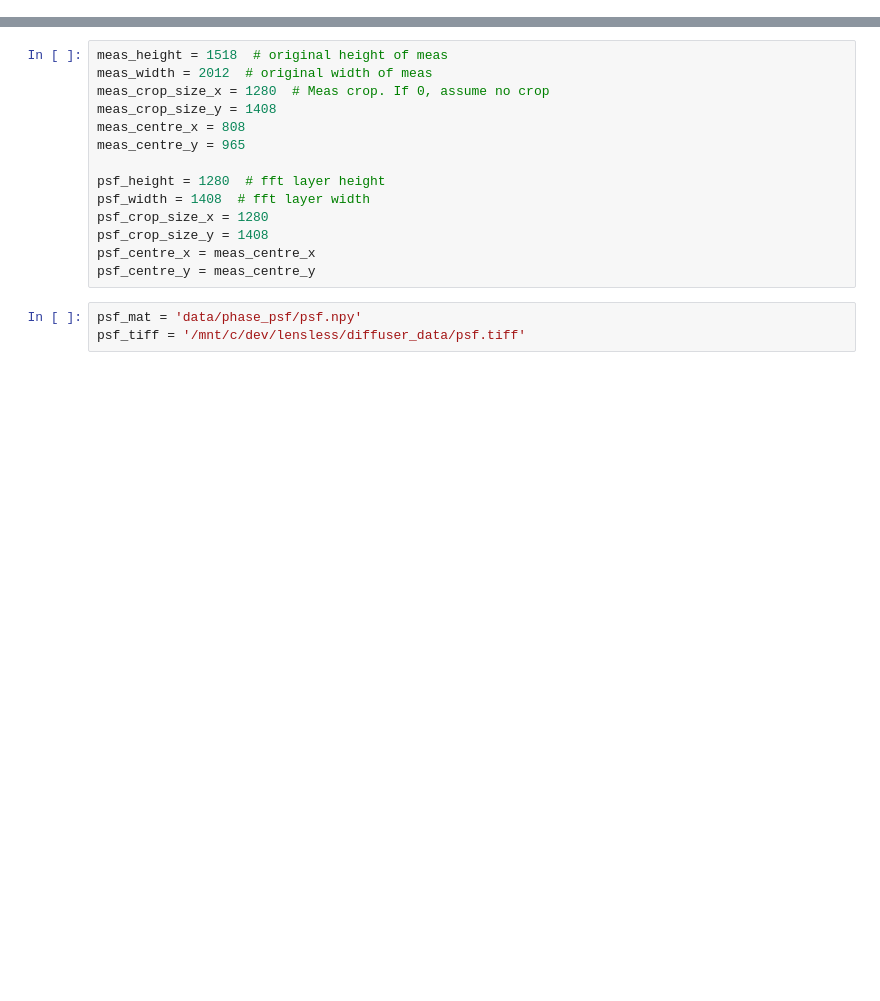
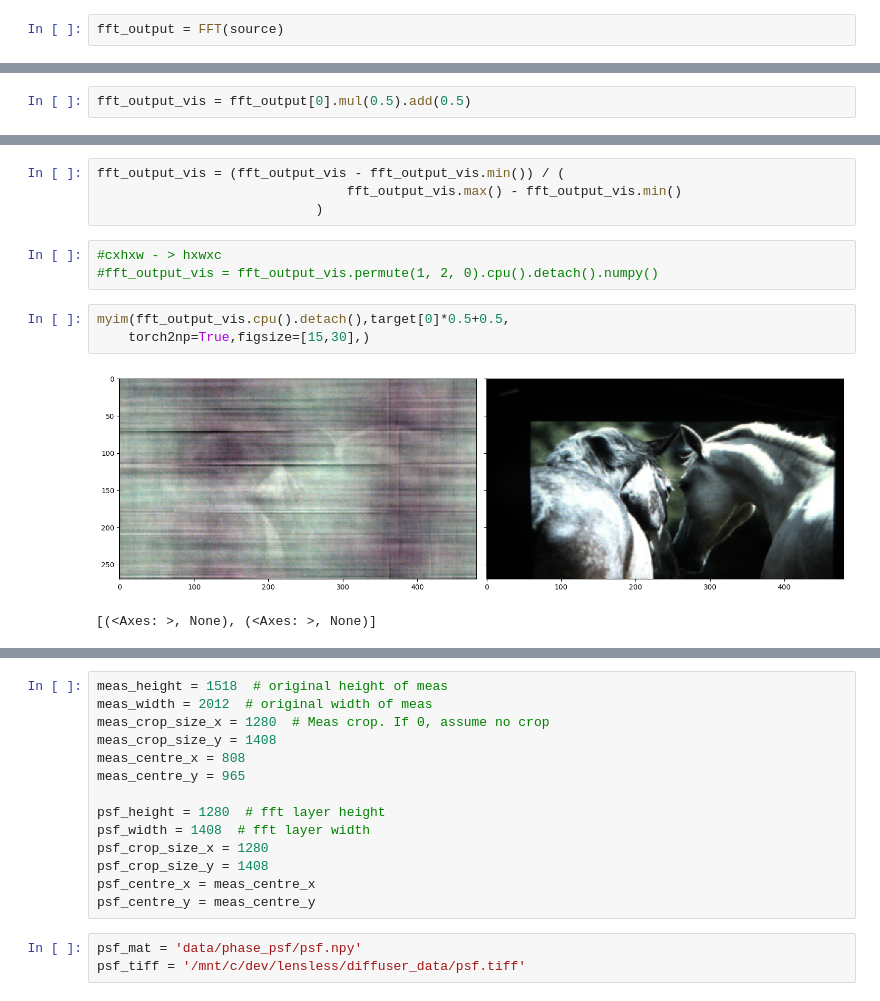
Before and after one commit to gevana/PhoCoLens, a Jupyter notebook: SVDeconv/test_weiner.ipynb, the cells around one changed output, grey strips where cells are left out. Saved outputs shown, nothing was run; the diff lists cells and outputs as text; blank space fills up the shorter version.

```diff
--- a/SVDeconv/test_weiner.ipynb
+++ b/SVDeconv/test_weiner.ipynb
@@ -4,0 +86,2 @@ from PIL import Image
+# %%
+fft_output = FFT(source)
@@ -4,0 +92,2 @@ from PIL import Image
+# %%
+fft_output_vis = fft_output[0].mul(0.5).add(0.5)
@@ -4,0 +98,13 @@ from PIL import Image
+# %%
+fft_output_vis = (fft_output_vis - fft_output_vis.min()) / (
+                                fft_output_vis.max() - fft_output_vis.min()
+                            )
+# %%
+#cxhxw - > hxwxc
+#fft_output_vis = fft_output_vis.permute(1, 2, 0).cpu().detach().numpy()
+# %%
+myim(fft_output_vis.cpu().detach(),target[0]*0.5+0.5,
+    torch2np=True,figsize=[15,30],)
+# %% [output]
+[figure, added]
+[(<Axes: >, None), (<Axes: >, None)]
```
Also changed, not shown: parts of 35 cells of this notebook.
